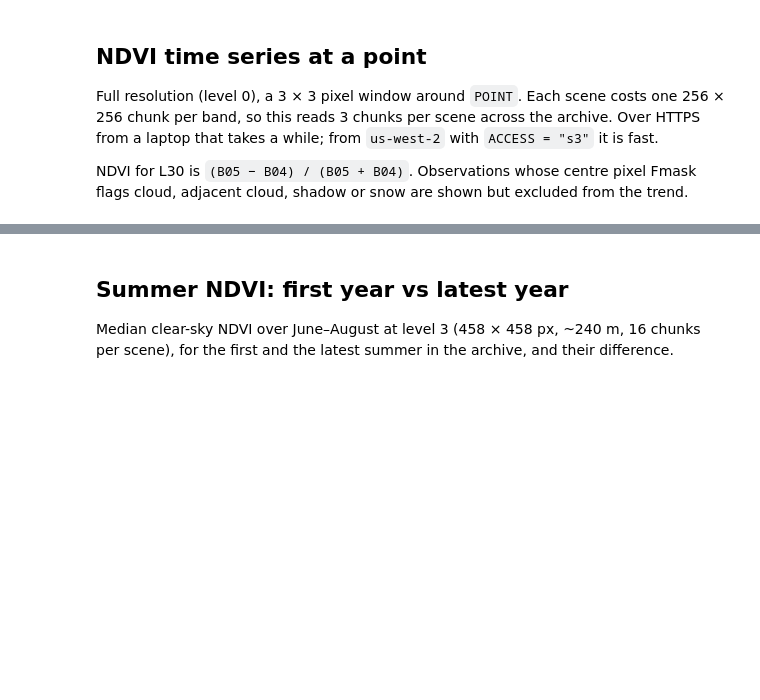
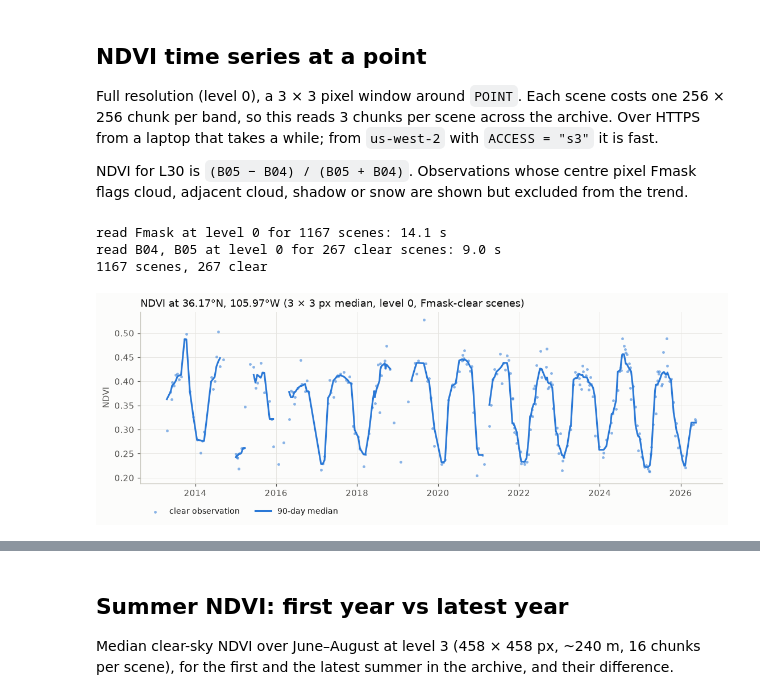
Before and after one commit to developmentseed/hls-virtualizarr-data-pipelines, a Jupyter notebook: notebooks/explore_t13sda_standalone.ipynb, the cells around one changed output, grey strips where cells are left out. Saved outputs shown, nothing was run; the diff lists cells and outputs as text; code cells hidden in the pictures; blank space fills up the shorter version.

```diff
--- a/notebooks/explore_t13sda_standalone.ipynb
+++ b/notebooks/explore_t13sda_standalone.ipynb
@@ -84,7 +120,7 @@ CUBE_ANONYMOUS = False
 LOCAL_REPO = os.environ.get("HLS_CUBE_LOCAL")
 
 # How COG bytes are fetched from LP DAAC: "https" anywhere, "s3" inside us-west-2.
-ACCESS = os.environ.get("LPDAAC_ACCESS", "https")
+ACCESS = os.environ.get("LPDAAC_ACCESS", "s3")
 
 # Cloud cover for every scene in the archive (~4,700 small reads: ~15 min over https).
 # False checks only the latest summer's scenes, enough to pick a clear one to show.
@@ -444,44 +550,55 @@ NDVI for L30 is `(B05 − B04) / (B05 + B04)`. Observations whose centre pixel F
 cloud, adjacent cloud, shadow or snow are shown but excluded from the trend.
 # %%
 window = slice(px - 45, px + 45), slice(py + 45, py - 45)  # y is descending
-with timed(f"read B04, B05, Fmask at level 0 for {len(times)} scenes"):
-    refl = load(open_level(["B04", "B05"], 0).sel(x=window[0], y=window[1]))
+with timed(f"read Fmask at level 0 for {len(times)} scenes"):
     flags = load(open_level(["Fmask"], 0, raw=True).Fmask.sel(x=window[0], y=window[1]))
 
-ndvi = ((refl.B05 - refl.B04) / (refl.B05 + refl.B04)).median(("y", "x"))
 centre = flags.isel(y=flags.sizes["y"] // 2, x=flags.sizes["x"] // 2)
 clear = ((centre & NOT_CLEAR_BITS) == 0) & (centre != FMASK_FILL)
+clear_times = times[clear.values]
 
-series = pd.DataFrame(
-    {"ndvi": ndvi.values, "clear": clear.values}, index=times
-).dropna()
-clear_ndvi = series.ndvi[series.clear]
+with timed(f"read B04, B05 at level 0 for {len(clear_times)} clear scenes"):
+    refl = load(
+        open_level(["B04", "B05"], 0)
+        .sel(time=clear_times)
+        .sel(x=window[0], y=window[1])
+    )
+
+clear_ndvi = (
+    ((refl.B05 - refl.B04) / (refl.B05 + refl.B04))
+    .median(("y", "x"))
+    .to_series()
+    .dropna()
+)
 trend = clear_ndvi.rolling("90D", center=True, min_periods=3).median()
-print(f"{len(series)} observations, {len(clear_ndvi)} clear")
+print(f"{len(times)} scenes, {len(clear_ndvi)} clear")
+# %% [output]
+read Fmask at level 0 for 1167 scenes: 14.1 s
+read B04, B05 at level 0 for 267 clear scenes: 9.0 s
+1167 scenes, 267 clear
 # %%
 fig, ax = plt.subplots(figsize=(10, 3.6), constrained_layout=True)
-flagged = series[~series.clear]
-ax.scatter(
-    flagged.index, flagged.ndvi, s=8, color=GRAY, linewidths=0, label="flagged by Fmask"
-)
 ax.scatter(
     clear_ndvi.index,
     clear_ndvi,
     s=10,
     color=BLUE,
     alpha=0.55,
     linewidths=0,
-    label="clear",
+    label="clear observation",
 )
-ax.plot(trend.index, trend, color=BLUE, label="90-day median (clear)")
+ax.plot(trend.index, trend, color=BLUE, label="90-day median")
 ax.set_title(
-    f"NDVI at {POINT[1]:.2f}°N, {abs(POINT[0]):.2f}°W (3 × 3 px median, level 0)"
+    f"NDVI at {POINT[1]:.2f}°N, {abs(POINT[0]):.2f}°W "
+    "(3 × 3 px median, level 0, Fmask-clear scenes)"
 )
 ax.set_ylabel("NDVI")
 ax.legend(
-    loc="upper left", bbox_to_anchor=(0, -0.1), frameon=False, ncols=3, fontsize=9
+    loc="upper left", bbox_to_anchor=(0, -0.1), frameon=False, ncols=2, fontsize=9
 )
 plt.show()
+# %% [output]
+[figure, added]
 # %%
 by_month = clear_ndvi.groupby(clear_ndvi.index.month)
 climatology = pd.DataFrame(
```
Also changed, not shown: parts of 16 cells of this notebook.
